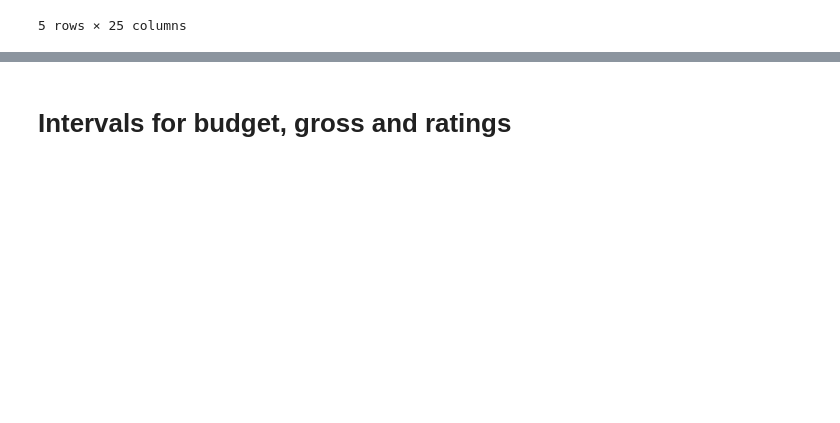
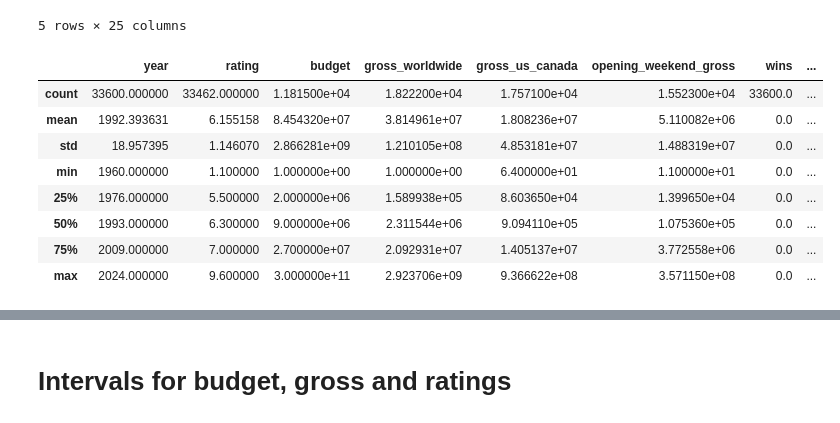
Before and after one commit to com-480-data-visualization/404NotFound, a Jupyter notebook: data/Data.ipynb, the cells around one changed output, grey strips where cells are left out. Saved outputs shown, nothing was run; the diff lists cells and outputs as text; code cells hidden in the pictures; blank space fills up the shorter version.

```diff
--- a/data/Data.ipynb
+++ b/data/Data.ipynb
@@ -16,3 +16,15 @@ df.head()
 | 3 | Spartacus | https://www.imdb.com/title/tt0054... | 1960 | 3h 17m | PG-13 | 7.9 | 12000000.0 | 1846975.0 | ... |
 | 4 | Breathless | https://www.imdb.com/title/tt0053... | 1960 | 1h 30m | Not Rated | 7.7 | 400000.0 | 594039.0 | ... |
 5 rows × 25 columns
+# %%
+df.describe()
+# %% [output]
+|  | year | rating | budget | gross_worldwide | gross_us_canada | opening_weekend_gross | wins | ... |
+| count | 33600.000000 | 33462.000000 | 1.181500e+04 | 1.822200e+04 | 1.757100e+04 | 1.552300e+04 | 33600.0 | ... |
+| mean | 1992.393631 | 6.155158 | 8.454320e+07 | 3.814961e+07 | 1.808236e+07 | 5.110082e+06 | 0.0 | ... |
+| std | 18.957395 | 1.146070 | 2.866281e+09 | 1.210105e+08 | 4.853181e+07 | 1.488319e+07 | 0.0 | ... |
+| min | 1960.000000 | 1.100000 | 1.000000e+00 | 1.000000e+00 | 6.400000e+01 | 1.100000e+01 | 0.0 | ... |
+| 25% | 1976.000000 | 5.500000 | 2.000000e+06 | 1.589938e+05 | 8.603650e+04 | 1.399650e+04 | 0.0 | ... |
+| 50% | 1993.000000 | 6.300000 | 9.000000e+06 | 2.311544e+06 | 9.094110e+05 | 1.075360e+05 | 0.0 | ... |
+| 75% | 2009.000000 | 7.000000 | 2.700000e+07 | 2.092931e+07 | 1.405137e+07 | 3.772558e+06 | 0.0 | ... |
+| max | 2024.000000 | 9.600000 | 3.000000e+11 | 2.923706e+09 | 9.366622e+08 | 3.571150e+08 | 0.0 | ... |
```
Also changed, not shown: parts of 16 cells of this notebook, 7 other files.
